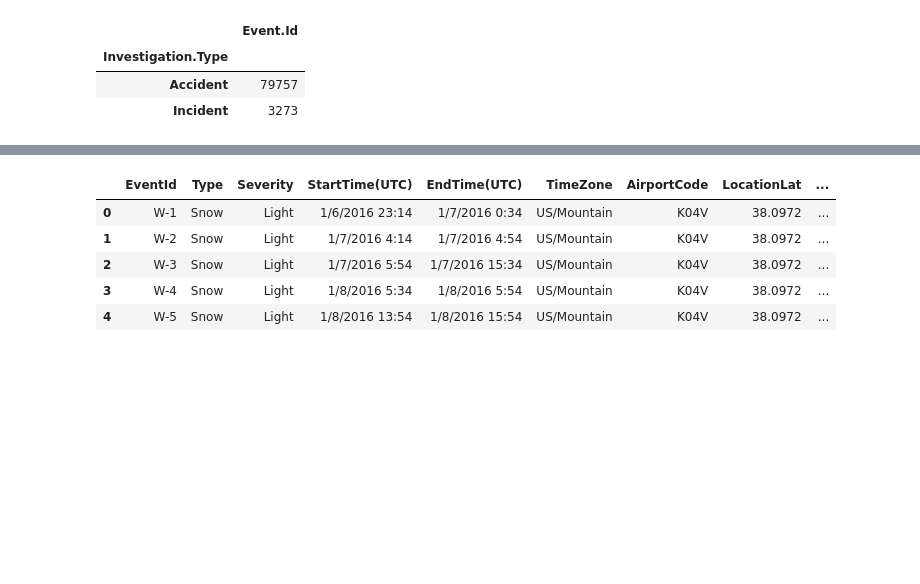
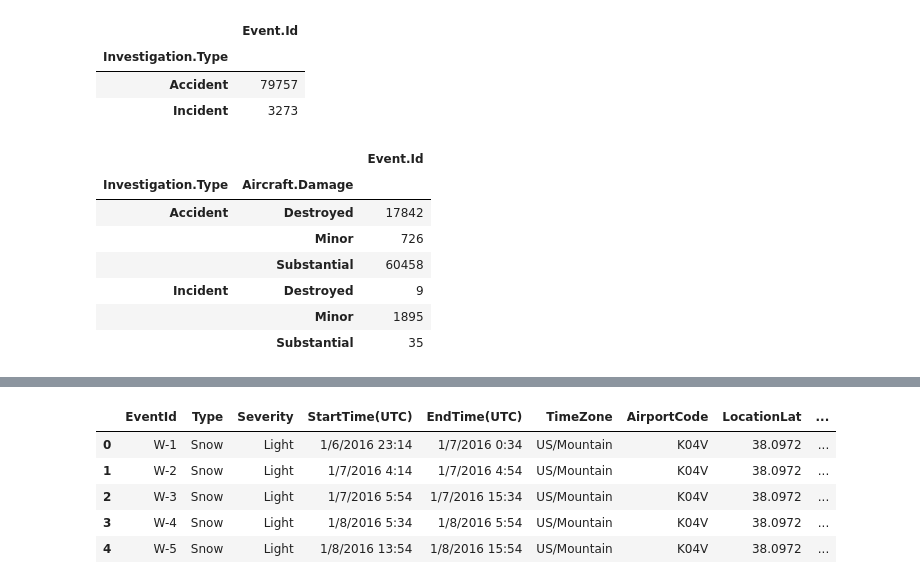
Before and after one commit to tfio17/flight-incident-prediction, a Jupyter notebook: Aviation Accident Prediction.ipynb, the cells around one changed output, grey strips where cells are left out. Saved outputs shown, nothing was run; the diff lists cells and outputs as text; code cells hidden in the pictures; blank space fills up the shorter version.

```diff
--- a/Aviation Accident Prediction.ipynb
+++ b/Aviation Accident Prediction.ipynb
@@ -80,3 +79,14 @@ accident_df.groupby(['Investigation.Type'])["Event.Id"].nunique().to_frame()
 | Investigation.Type |  |
 | Accident | 79757 |
 | Incident | 3273 |
+# %%
+accident_df.groupby(['Investigation.Type', 'Aircraft.Damage'])["Event.Id"].nunique().to_frame()
+# %% [output]
+|  |  | Event.Id |
+| Investigation.Type | Aircraft.Damage |  |
+| Accident | Destroyed | 17842 |
+|  | Minor | 726 |
+|  | Substantial | 60458 |
+| Incident | Destroyed | 9 |
+|  | Minor | 1895 |
+|  | Substantial | 35 |
```
Also changed, not shown: parts of 2 cells of this notebook.
